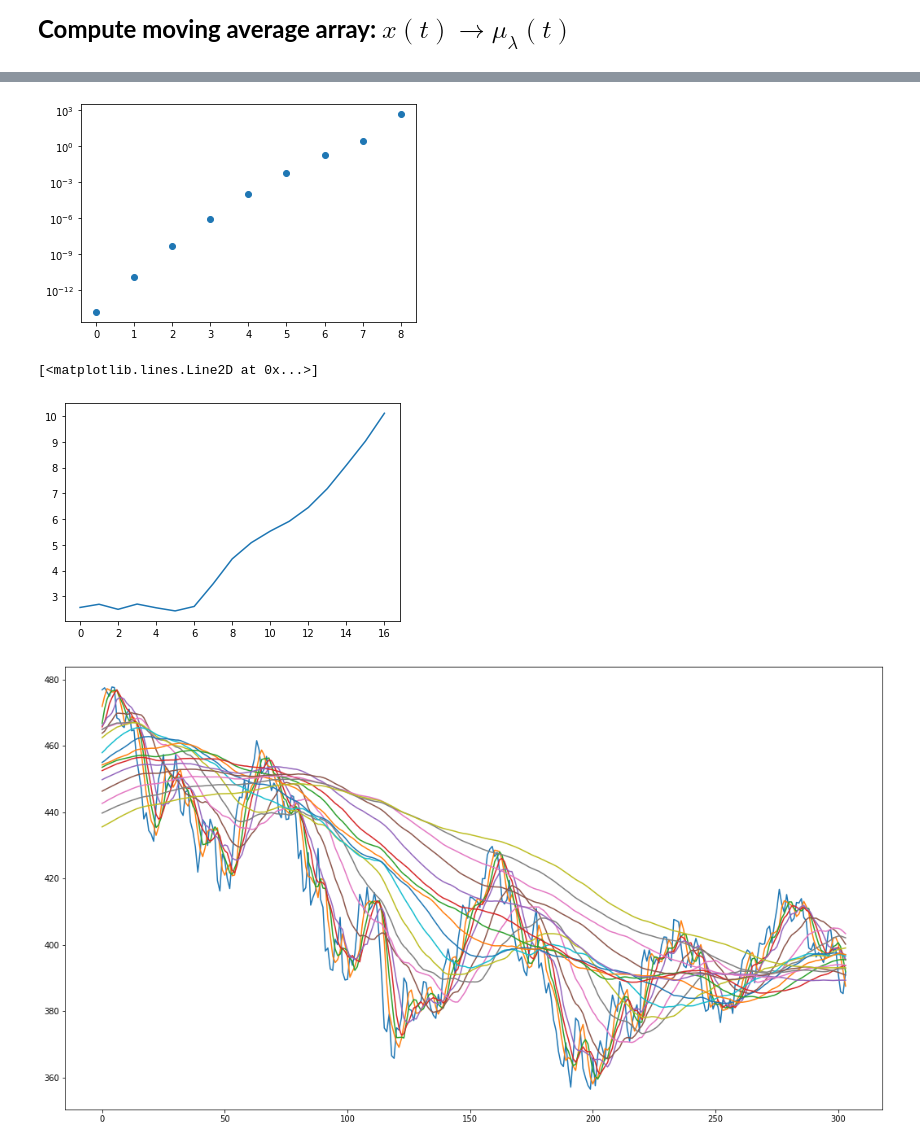
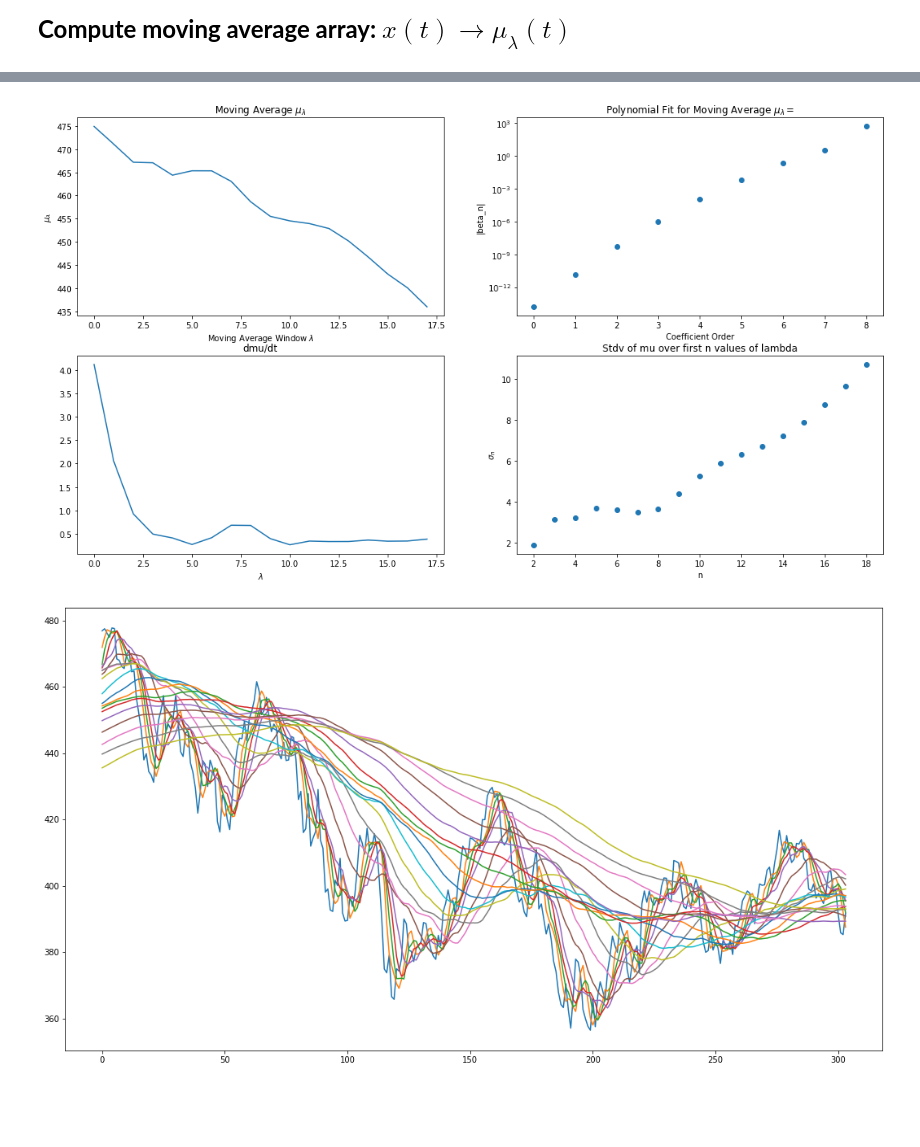
Before and after one commit to mroberts1137/Price-Data-Analysis, a Jupyter notebook: PriceDataAnalyzer-LiveRun.ipynb, the cells around one changed output, grey strips where cells are left out. Cells and saved outputs as stored; diff of their text form; code cells hidden in the pictures; blank space fills up the shorter version.

```diff
--- a/PriceDataAnalyzer-LiveRun.ipynb
+++ b/PriceDataAnalyzer-LiveRun.ipynb
@@ -117,4 +155,0 @@ testmu
-# %%
-dt.updateMu(x_data.loc[0, 'Close'])
-testmu2 = pd.DataFrame(dt.mu, columns=lambdas)
-testmu2
@@ -128,15 +156,28 @@ testmu2
-# %%
-dt.updateBeta()
-plt.scatter(x=np.arange(len(dt.beta)), y=np.abs(dt.beta))
-plt.yscale('log')
-# %% [output]
-[figure, removed]
-# %%
-dt.updateStds()
-plt.plot(dt.stds[2:])
-# %% [output]
-[<matplotlib.lines.Line2D at 0x...>]
-[figure, removed]
+# %%
+fig, ax = plt.subplots(2, 2, figsize=(18, 10))
+ax[0,0].set_title("Moving Average $\mu_\lambda$")
+ax[0,0].set_xlabel("Moving Average Window $\lambda$")
+ax[0,0].set_ylabel("$\mu_\lambda$")
+ax[0,0].plot(dt.mu[-1])
+
+ax[0,1].set_title("Polynomial Fit for Moving Average $\mu_\lambda=\beta_0\lambda^n+\dots+\beta_n$")
+ax[0,1].set_ylabel("|beta_n|")
+ax[0,1].set_xlabel("Coefficient Order")
+ax[0,1].scatter(x=np.arange(len(dt.beta)), y=np.abs(dt.beta))
+ax[0,1].set_yscale('log')
+
+ax[1,0].set_title("dmu/dt")
+ax[1,0].set_xlabel("$\lambda$")
+ax[1,0].plot(dt.mu_slope)
+
+ax[1,1].set_title("Stdv of mu over first n values of lambda")
+ax[1,1].set_ylabel("$\sigma_n$")
+ax[1,1].set_xlabel("n")
+ax[1,1].scatter(x=np.arange(2, len(lambdas)+1), y=dt.sigma[2:])
+
+plt.show()
+# %% [output]
+[figure, added]
 # %%
 fig, ax = plt.subplots(figsize=(18,10))
 ax.plot(df['Close'])
```
Also changed, not shown: parts of 8 cells of this notebook.
